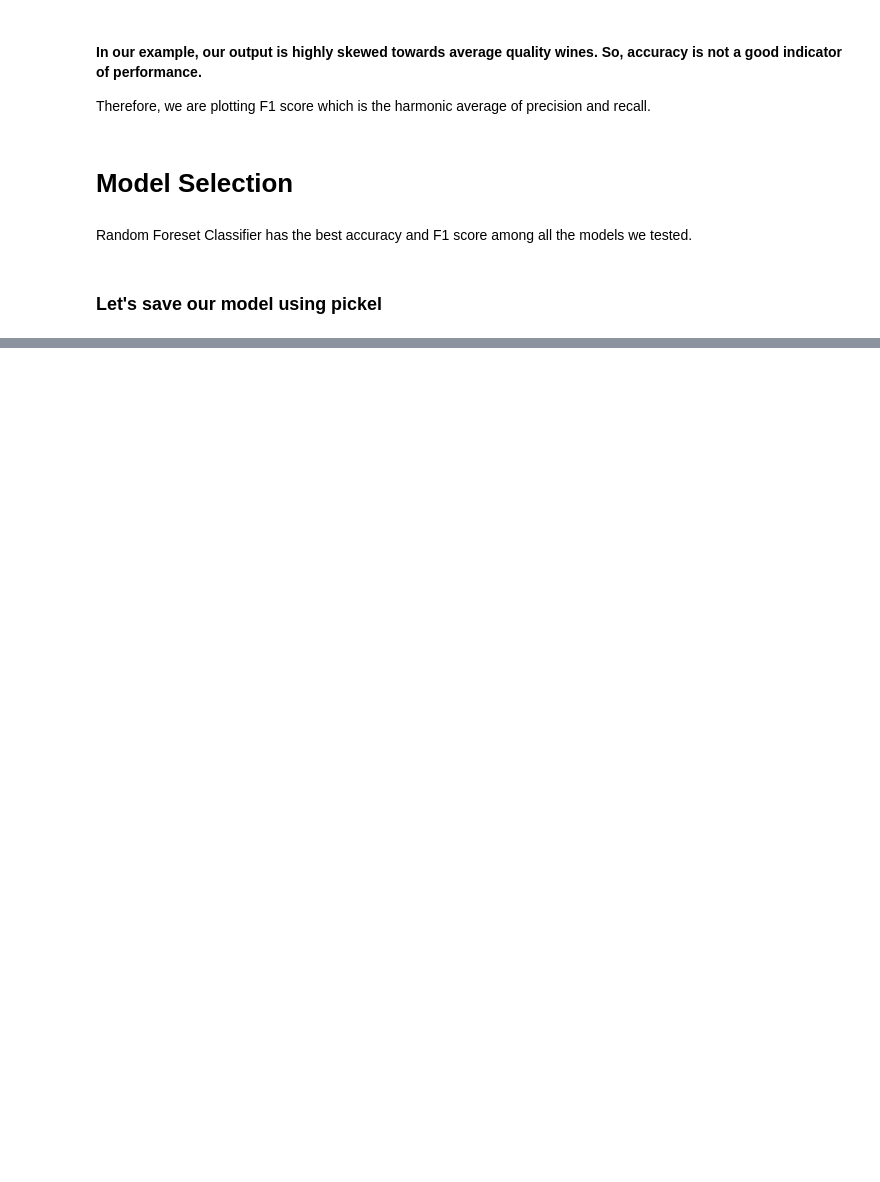
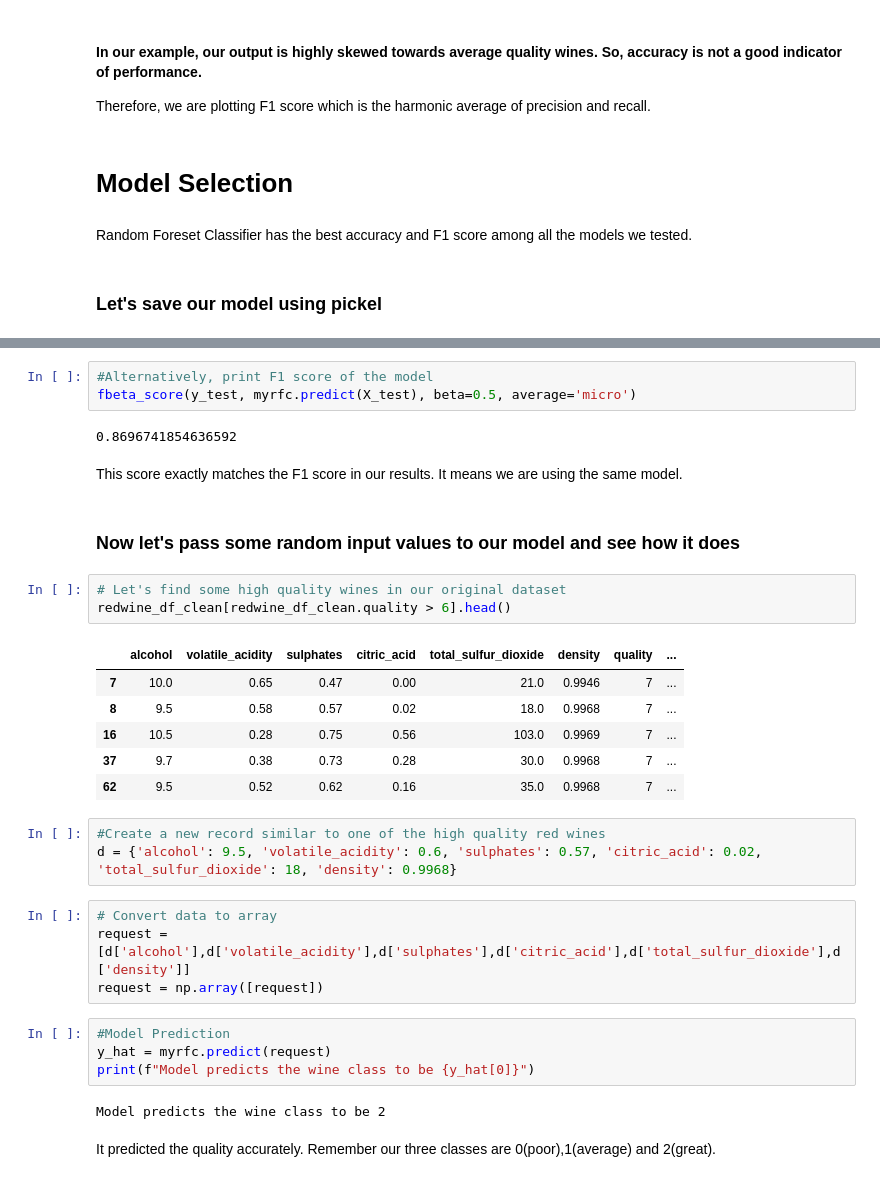
Before and after one commit to rahulughade/winequality, a Jupyter notebook: redwine.ipynb, the cells around one changed output, grey strips where cells are left out. Saved outputs shown, nothing was run; the diff lists cells and outputs as text; blank space fills up the shorter version.

Commit message:
Validated model accuracy using new data

```diff
--- a/redwine.ipynb
+++ b/redwine.ipynb
@@ -529,0 +557,34 @@ pickle.dump(clf_C, open('redwine_model.pkl','wb'))
+# %%
+#Alternatively, print F1 score of the model
+fbeta_score(y_test, myrfc.predict(X_test), beta=0.5, average='micro')
+# %% [output]
+0.8696741854636592
+# %% [markdown]
+This score exactly matches the F1 score in our results. It means we are using the same model.
+# %% [markdown]
+### Now let's pass some random input values to our model and see how it does
+# %%
+# Let's find some high quality wines in our original dataset
+redwine_df_clean[redwine_df_clean.quality > 6].head()
+# %% [output]
+|  | alcohol | volatile_acidity | sulphates | citric_acid | total_sulfur_dioxide | density | quality | ... |
+| 7 | 10.0 | 0.65 | 0.47 | 0.00 | 21.0 | 0.9946 | 7 | ... |
+| 8 | 9.5 | 0.58 | 0.57 | 0.02 | 18.0 | 0.9968 | 7 | ... |
+| 16 | 10.5 | 0.28 | 0.75 | 0.56 | 103.0 | 0.9969 | 7 | ... |
+| 37 | 9.7 | 0.38 | 0.73 | 0.28 | 30.0 | 0.9968 | 7 | ... |
+| 62 | 9.5 | 0.52 | 0.62 | 0.16 | 35.0 | 0.9968 | 7 | ... |
+# %%
+#Create a new record similar to one of the high quality red wines
+d = {'alcohol': 9.5, 'volatile_acidity': 0.6, 'sulphates': 0.57, 'citric_acid': 0.02, 'total_sulfur_dioxide': 18, 'density': 0.9968}
+# %%
+# Convert data to array
+request = [d['alcohol'],d['volatile_acidity'],d['sulphates'],d['citric_acid'],d['total_sulfur_dioxide'],d['density']]
+request = np.array([request])
+# %%
+#Model Prediction
+y_hat = myrfc.predict(request)
+print(f"Model predicts the wine class to be {y_hat[0]}")
+# %% [output]
+Model predicts the wine class to be 2
+# %% [markdown]
+It predicted the quality accurately. Remember our three classes are 0(poor),1(average) and 2(great).
```
Also changed, not shown: parts of 10 cells of this notebook, 1 other file.
